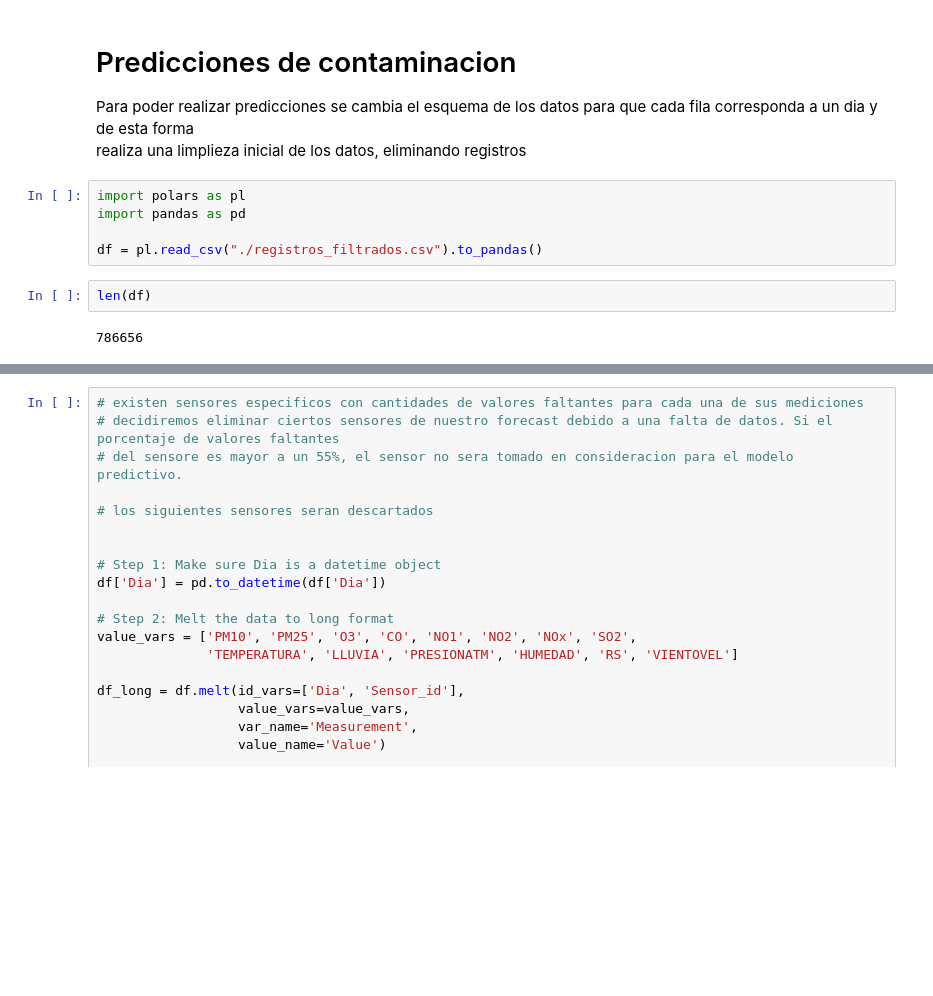
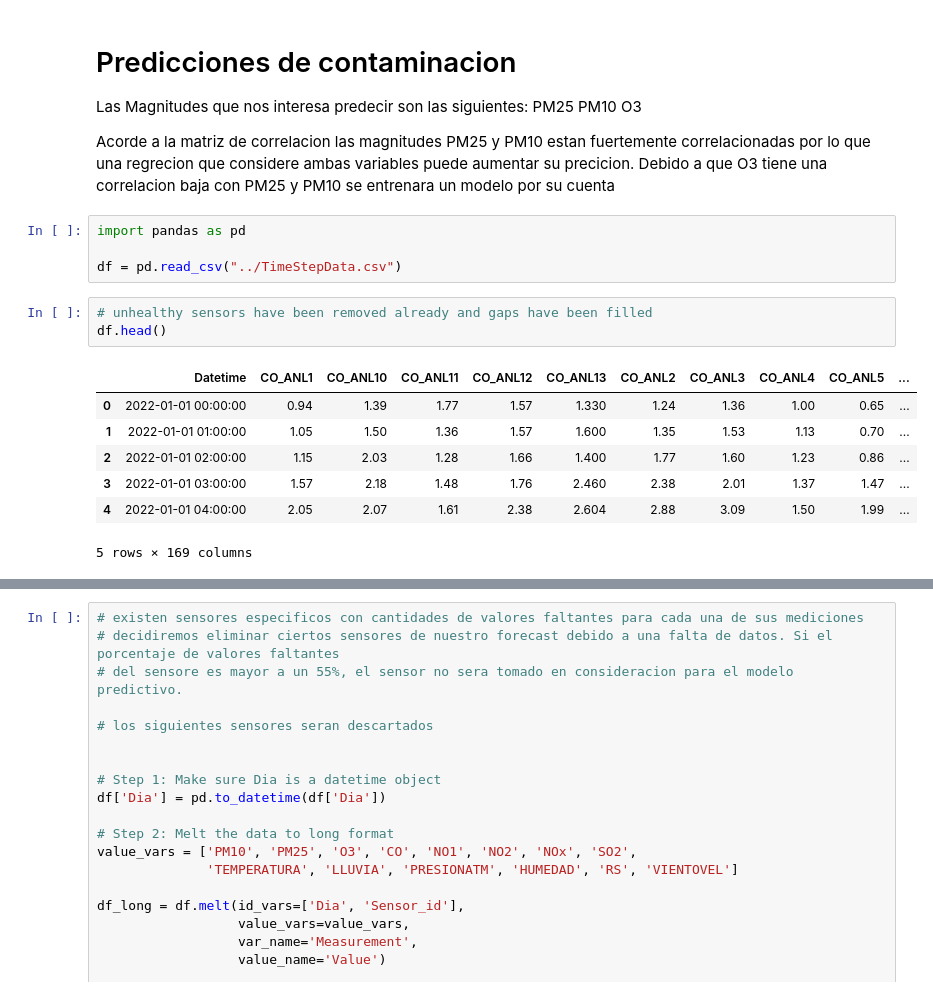
Before and after one commit to SimplySanti/daacc_preficient, a Jupyter notebook: notebooks/Forecasting.ipynb, the cells around one changed output, grey strips where cells are left out. Cells and saved outputs as stored; diff of their text form; blank space fills up the shorter version.

```diff
--- a/notebooks/Forecasting.ipynb
+++ b/notebooks/Forecasting.ipynb
@@ -1,14 +1,25 @@
 # %% [markdown]
 # Predicciones de contaminacion
 
-Para poder realizar predicciones se cambia el esquema de los datos para que cada fila corresponda a un dia y de esta forma
-realiza una limplieza inicial de los datos, eliminando registros
+Las Magnitudes que nos interesa predecir son las siguientes:
+PM25
+PM10
+O3
+
+Acorde a la matriz de correlacion las magnitudes PM25 y PM10 estan fuertemente correlacionadas por
+lo que una regrecion que considere ambas variables puede aumentar su precicion. Debido a que O3 tiene una correlacion baja con PM25 y PM10 se entrenara un modelo por su cuenta
 # %%
-import polars as pl
 import pandas as pd
 
-df = pl.read_csv("./registros_filtrados.csv").to_pandas()
+df = pd.read_csv("../TimeStepData.csv")
 # %%
-len(df)
+# unhealthy sensors have been removed already and gaps have been filled
+df.head()
 # %% [output]
+|  | Datetime | CO_ANL1 | CO_ANL10 | CO_ANL11 | CO_ANL12 | CO_ANL13 | CO_ANL2 | CO_ANL3 | CO_ANL4 | CO_ANL5 | ... |
+| 0 | 2022-01-01 00:00:00 | 0.94 | 1.39 | 1.77 | 1.57 | 1.330 | 1.24 | 1.36 | 1.00 | 0.65 | ... |
+| 1 | 2022-01-01 01:00:00 | 1.05 | 1.50 | 1.36 | 1.57 | 1.600 | 1.35 | 1.53 | 1.13 | 0.70 | ... |
+| 2 | 2022-01-01 02:00:00 | 1.15 | 2.03 | 1.28 | 1.66 | 1.400 | 1.77 | 1.60 | 1.23 | 0.86 | ... |
+| 3 | 2022-01-01 03:00:00 | 1.57 | 2.18 | 1.48 | 1.76 | 2.460 | 2.38 | 2.01 | 1.37 | 1.47 | ... |
+| 4 | 2022-01-01 04:00:00 | 2.05 | 2.07 | 1.61 | 2.38 | 2.604 | 2.88 | 3.09 | 1.50 | 1.99 | ... |
-786656
+5 rows × 169 columns
```
Also changed, not shown: parts of 12 cells of this notebook.
